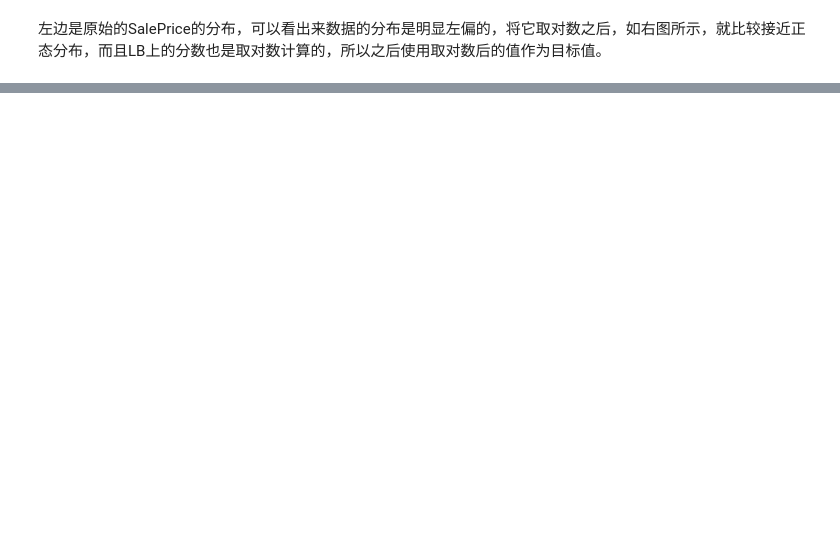
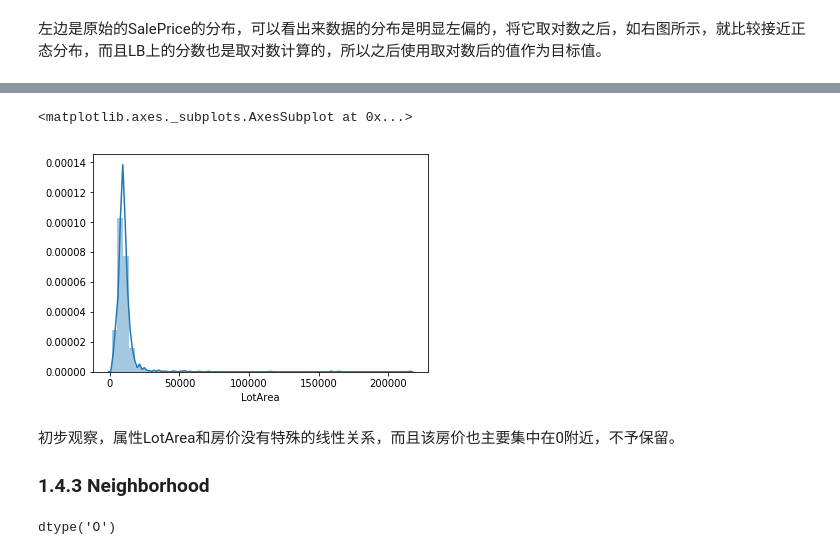
Before and after one commit to AgFeather/Kaggle_note, a Jupyter notebook: house-prices/ML_note.ipynb, the cells around one changed output, grey strips where cells are left out. Saved outputs shown, nothing was run; the diff lists cells and outputs as text; code cells hidden in the pictures; blank space fills up the shorter version.

```diff
--- a/house-prices/ML_note.ipynb
+++ b/house-prices/ML_note.ipynb
@@ -160,0 +113,13 @@ categorical_feats =features.dtypes[features.dtype=='object'].index
+# %%
+sns.distplot(train.LotArea)
+# %% [output]
+<matplotlib.axes._subplots.AxesSubplot at 0x...>
+[figure, added]
+# %% [markdown]
+初步观察，属性LotArea和房价没有特殊的线性关系，而且该房价也主要集中在0附近，不予保留。
+
+### 1.4.3 Neighborhood
+# %%
+train.Neighborhood.dtype
+# %% [output]
+dtype('O')
```
Also changed, not shown: parts of 33 cells of this notebook.
